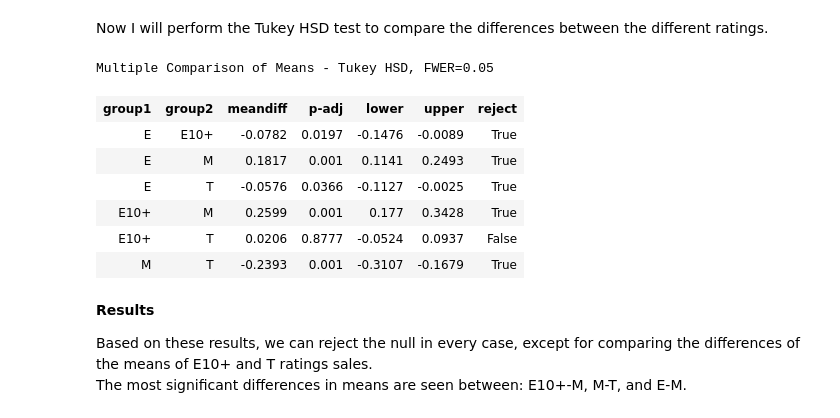
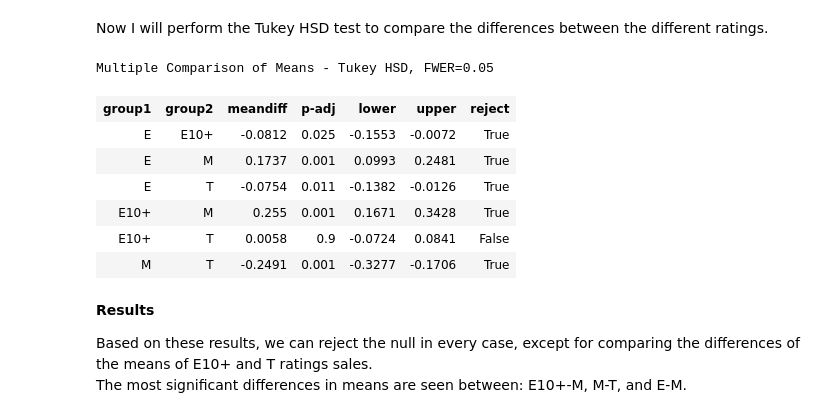
Before and after one commit to rjstange/Video-Game-Sales-by-ESRB-Rating, a Jupyter notebook: Video Game Sales By Maturity Rating.ipynb, the cells around one changed output. Drawn from its saved outputs; the diff is of its cells as text; code cells hidden in the pictures.

```diff
--- a/Video Game Sales By Maturity Rating.ipynb
+++ b/Video Game Sales By Maturity Rating.ipynb
@@ -246,21 +246,21 @@ From a quick glance, I first notice that the greatest outliers are within the E
 # %% [markdown]
 Now I will perform the Tukey HSD test to compare the differences between the different ratings.
 # %%
-tukey = pairwise_tukeyhsd(
-    endog=na_sales_e_to_m["NA_Sales"],  # Data
-    groups=na_sales_e_to_m["Rating"],  # Groups
+tukey_rating = pairwise_tukeyhsd(
+    endog=na_sales_e_to_m_since_2003["NA_Sales"],  # Data
+    groups=na_sales_e_to_m_since_2003["Rating"],  # Groups
     alpha=0.05, # Significance level
 )
-tukey.summary()
+tukey_rating.summary()
 # %% [output]
 Multiple Comparison of Means - Tukey HSD, FWER=0.05
 | group1 | group2 | meandiff | p-adj | lower | upper | reject |
-| E | E10+ | -0.0782 | 0.0197 | -0.1476 | -0.0089 | True |
-| E | M | 0.1817 | 0.001 | 0.1141 | 0.2493 | True |
-| E | T | -0.0576 | 0.0366 | -0.1127 | -0.0025 | True |
-| E10+ | M | 0.2599 | 0.001 | 0.177 | 0.3428 | True |
-| E10+ | T | 0.0206 | 0.8777 | -0.0524 | 0.0937 | False |
-| M | T | -0.2393 | 0.001 | -0.3107 | -0.1679 | True |
+| E | E10+ | -0.0812 | 0.025 | -0.1553 | -0.0072 | True |
+| E | M | 0.1737 | 0.001 | 0.0993 | 0.2481 | True |
+| E | T | -0.0754 | 0.011 | -0.1382 | -0.0126 | True |
+| E10+ | M | 0.255 | 0.001 | 0.1671 | 0.3428 | True |
+| E10+ | T | 0.0058 | 0.9 | -0.0724 | 0.0841 | False |
+| M | T | -0.2491 | 0.001 | -0.3277 | -0.1706 | True |
 # %% [markdown]
 **Results**
 
```
Also changed, not shown: parts of 77 cells of this notebook.
